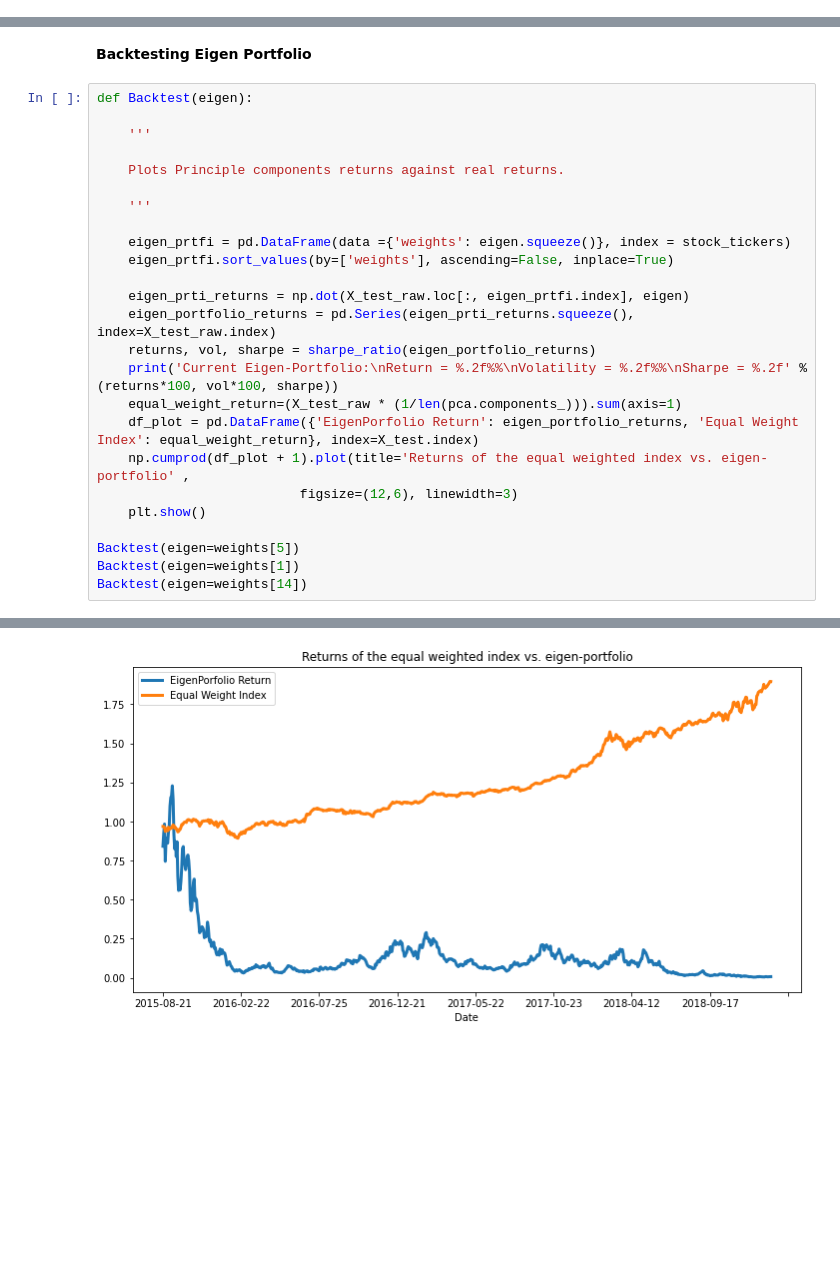
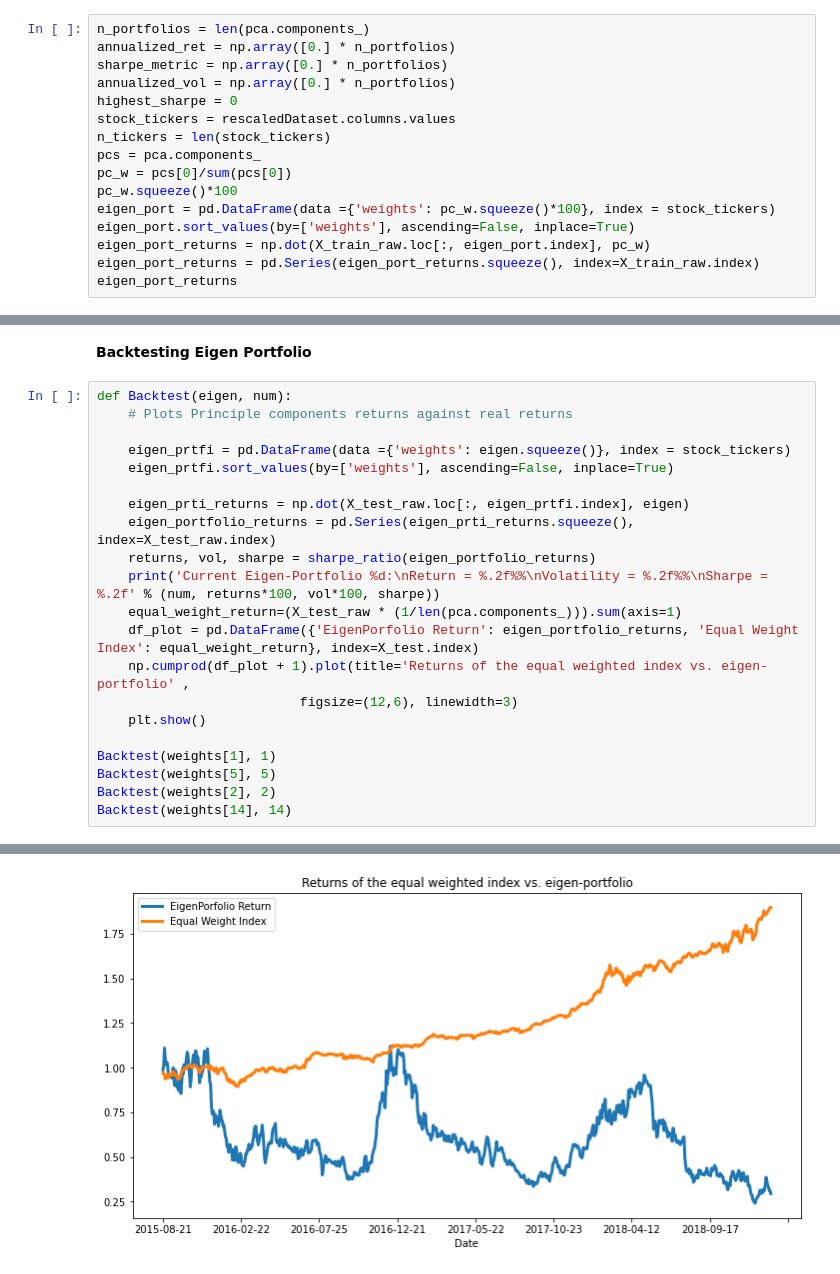
Before and after one commit to nixonwidjaja/ML-Finance, a Jupyter notebook: EigenPortfolio.ipynb, the cells around one changed output, grey strips where cells are left out. Drawn from its saved outputs; the diff is of its cells as text; blank space fills up the shorter version.

```diff
--- a/EigenPortfolio.ipynb
+++ b/EigenPortfolio.ipynb
@@ -245,3 +245,19 @@ def sharpe_ratio(df, days_per_year=252):
     annualized_sharpe = annualized_return / annualized_vol
 
     return (annualized_return, annualized_vol, annualized_sharpe)
+# %%
+n_portfolios = len(pca.components_)
+annualized_ret = np.array([0.] * n_portfolios)
+sharpe_metric = np.array([0.] * n_portfolios)
+annualized_vol = np.array([0.] * n_portfolios)
+highest_sharpe = 0
+stock_tickers = rescaledDataset.columns.values
+n_tickers = len(stock_tickers)
+pcs = pca.components_
+pc_w = pcs[0]/sum(pcs[0])
+pc_w.squeeze()*100
+eigen_port = pd.DataFrame(data ={'weights': pc_w.squeeze()*100}, index = stock_tickers)
+eigen_port.sort_values(by=['weights'], ascending=False, inplace=True)
+eigen_port_returns = np.dot(X_train_raw.loc[:, eigen_port.index], pc_w)
+eigen_port_returns = pd.Series(eigen_port_returns.squeeze(), index=X_train_raw.index)
+eigen_port_returns
@@ -369,13 +409,8 @@ Sum of weights of current eigen-portfolio: 100.00
 # %% [markdown]
 **Backtesting Eigen Portfolio**
 # %%
-def Backtest(eigen):
-
-    '''
-
-    Plots Principle components returns against real returns.
-
-    '''
+def Backtest(eigen, num):
+    # Plots Principle components returns against real returns
 
     eigen_prtfi = pd.DataFrame(data ={'weights': eigen.squeeze()}, index = stock_tickers)
     eigen_prtfi.sort_values(by=['weights'], ascending=False, inplace=True)
@@ -383,14 +418,15 @@ def Backtest(eigen):
     eigen_prti_returns = np.dot(X_test_raw.loc[:, eigen_prtfi.index], eigen)
     eigen_portfolio_returns = pd.Series(eigen_prti_returns.squeeze(), index=X_test_raw.index)
     returns, vol, sharpe = sharpe_ratio(eigen_portfolio_returns)
-    print('Current Eigen-Portfolio:\nReturn = %.2f%%\nVolatility = %.2f%%\nSharpe = %.2f' % (returns*100, vol*100, sharpe))
+    print('Current Eigen-Portfolio %d:\nReturn = %.2f%%\nVolatility = %.2f%%\nSharpe = %.2f' % (num, returns*100, vol*100, sharpe))
     equal_weight_return=(X_test_raw * (1/len(pca.components_))).sum(axis=1)
     df_plot = pd.DataFrame({'EigenPorfolio Return': eigen_portfolio_returns, 'Equal Weight Index': equal_weight_return}, index=X_test.index)
     np.cumprod(df_plot + 1).plot(title='Returns of the equal weighted index vs. eigen-portfolio' ,
                           figsize=(12,6), linewidth=3)
     plt.show()
 
-Backtest(eigen=weights[5])
-Backtest(eigen=weights[1])
-Backtest(eigen=weights[14])
+Backtest(weights[1], 1)
+Backtest(weights[5], 5)
+Backtest(weights[2], 2)
+Backtest(weights[14], 14)
 # %% [output]
@@ -410,2 +446,2 @@ Volatility = 185.30%
 Sharpe = -0.43
-[figure, old version]
+[figure, new version]
```
Also changed, not shown: parts of 4 cells of this notebook.
